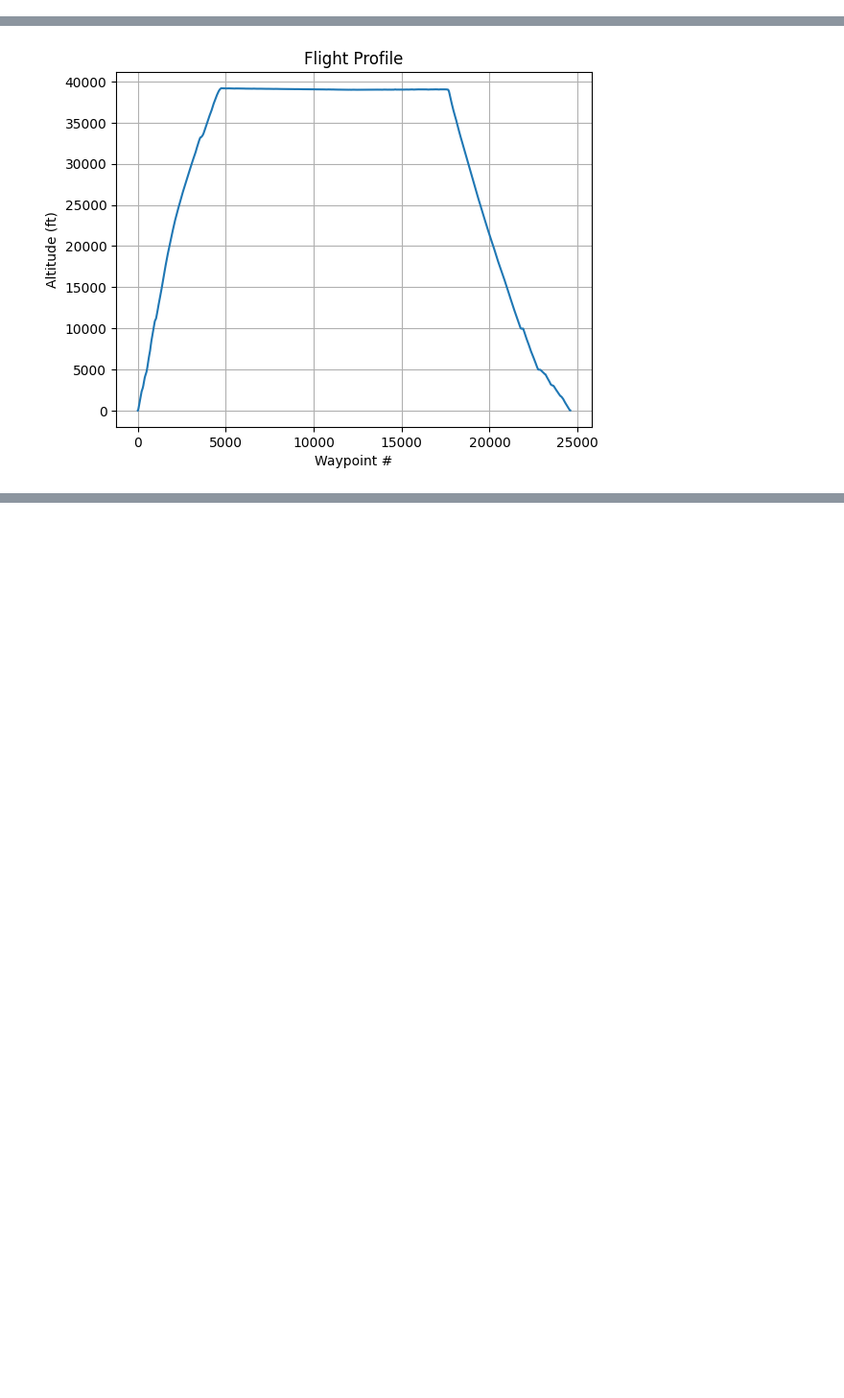
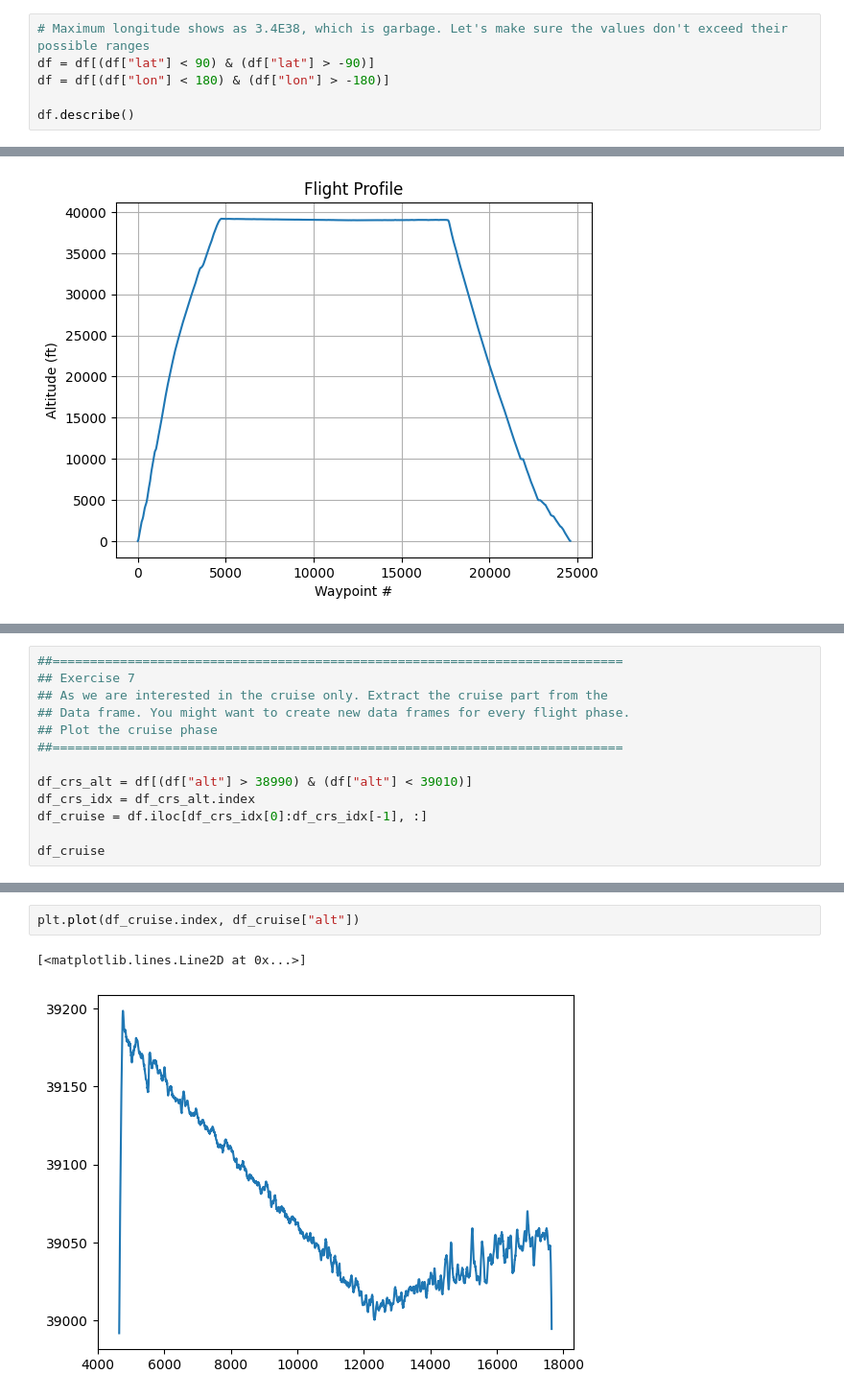
Before and after one commit to pcs03/foe-exercises, a Jupyter notebook: optimization/ws3/ws3-2.ipynb, the cells around one changed output, grey strips where cells are left out. Shown: that part at 96% size. Saved outputs shown, nothing was run; the diff lists cells and outputs as text; blank space fills up the shorter version.

```diff
--- a/optimization/ws3/ws3-2.ipynb
+++ b/optimization/ws3/ws3-2.ipynb
@@ -120,3 +120,9 @@ df.describe()
 | 50% | 4.667639e+01 | 2.816485 | 30845.150000 |
 | 75% | 5.064227e+01 | 3.848758 | 39043.800000 |
 | max | 3.402820e+38 | 4.847054 | 39198.400000 |
+# %%
+# Maximum longitude shows as 3.4E38, which is garbage. Let's make sure the values don't exceed their possible ranges
+df = df[(df["lat"] < 90) & (df["lat"] > -90)]
+df = df[(df["lon"] < 180) & (df["lon"] > -180)]
+
+df.describe()
@@ -267,0 +174,13 @@ At least i solve it with that :)
+# %%
+##============================================================================
+## Exercise 7
+## As we are interested in the cruise only. Extract the cruise part from the
+## Data frame. You might want to create new data frames for every flight phase.
+## Plot the cruise phase
+##============================================================================
+
+df_crs_alt = df[(df["alt"] > 38990) & (df["alt"] < 39010)]
+df_crs_idx = df_crs_alt.index
+df_cruise = df.iloc[df_crs_idx[0]:df_crs_idx[-1], :]
+
+df_cruise
@@ -267,0 +201,5 @@ At least i solve it with that :)
+# %%
+plt.plot(df_cruise.index, df_cruise["alt"])
+# %% [output]
+[<matplotlib.lines.Line2D at 0x...>]
+[figure, added]
```
Also changed, not shown: parts of 7 cells of this notebook, 3 other files.
